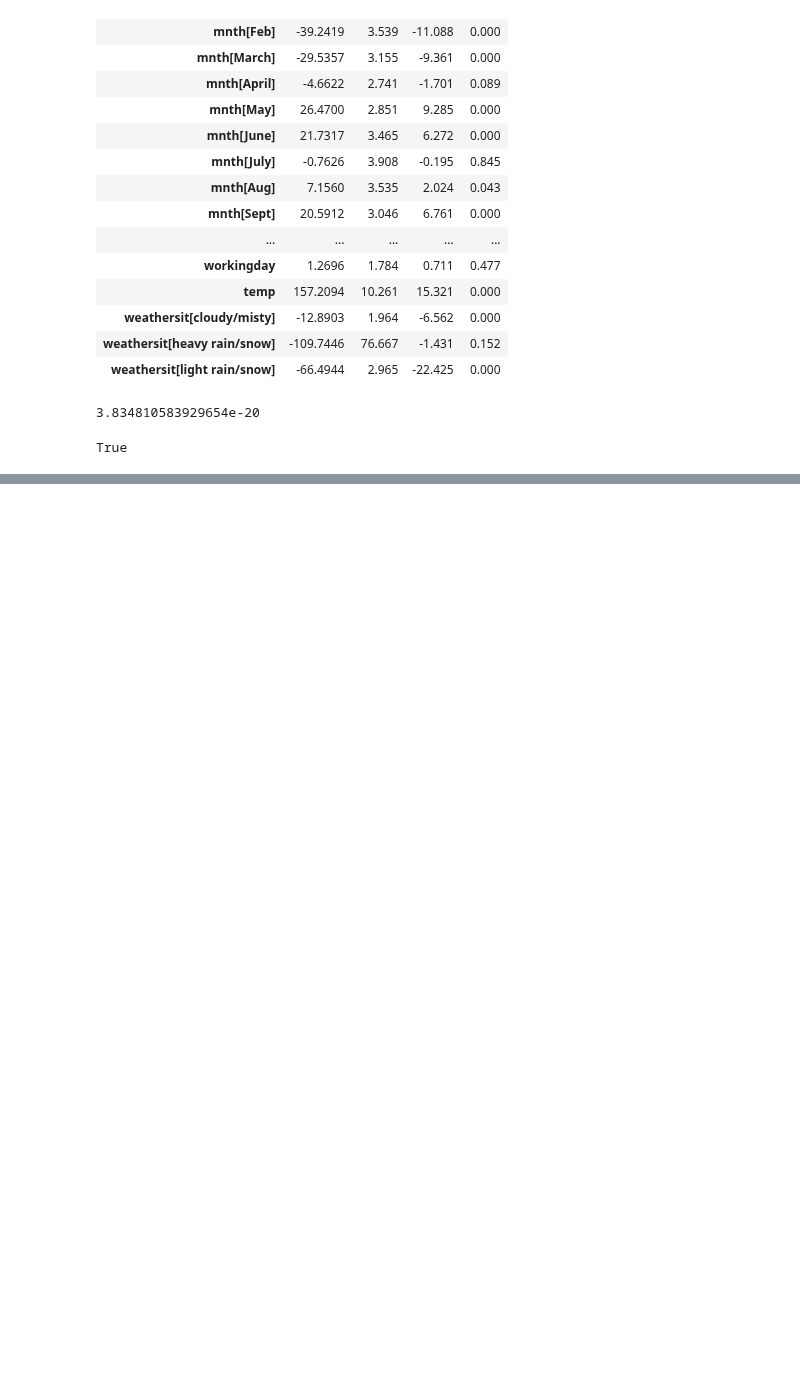
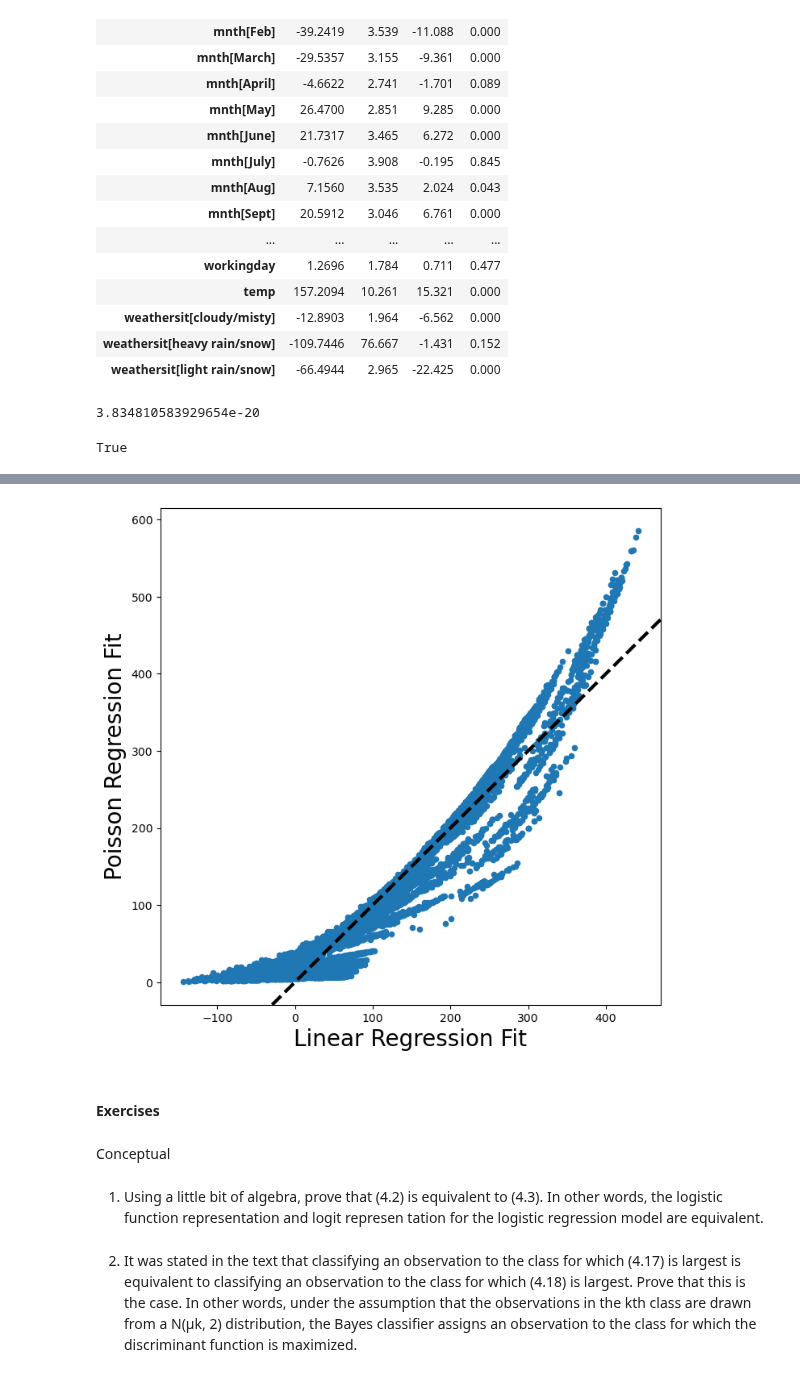
Before and after one commit to zozoking101/An-Introduction-to-Statistical-Learning-with-Applications-in-Python, a Jupyter notebook: 4_Classification/Chapter_4.ipynb, the cells around one changed output, grey strips where cells are left out. Cells and saved outputs as stored; diff of their text form; code cells hidden in the pictures; blank space fills up the shorter version.

```diff
--- a/4_Classification/Chapter_4.ipynb
+++ b/4_Classification/Chapter_4.ipynb
@@ -2161,0 +2256,27 @@ True
+# %%
+fig, ax = subplots(figsize=(8, 8))
+ax.scatter(M2_lm.fittedvalues,
+           M_pois.fittedvalues,
+           s=20)
+ax.set_xlabel('Linear Regression Fit', fontsize=20)
+ax.set_ylabel('Poisson Regression Fit', fontsize=20)
+ax.axline([0,0], c='black', linewidth=3,
+          linestyle='--', slope=1);
+# %% [output]
+[figure, added]
+# %% [markdown]
+####  Exercises
+# %% [markdown]
+Conceptual
+# %% [markdown]
+1.  Using a little bit of algebra, prove that (4.2) is equivalent to (4.3). In
+other words, the logistic function representation and logit represen
+tation for the logistic regression model are equivalent.
+# %% [markdown]
+2. It was stated in the text that classifying an observation to the class
+for which (4.17) is largest is equivalent to classifying an observation
+to the class for which (4.18) is largest. Prove that this is the case. In
+other words, under the assumption that the observations in the kth
+class are drawn from a N(µk, 2) distribution, the Bayes classifier
+assigns an observation to the class for which the discriminant function
+is maximized.
```
Also changed, not shown: parts of 29 cells of this notebook.
